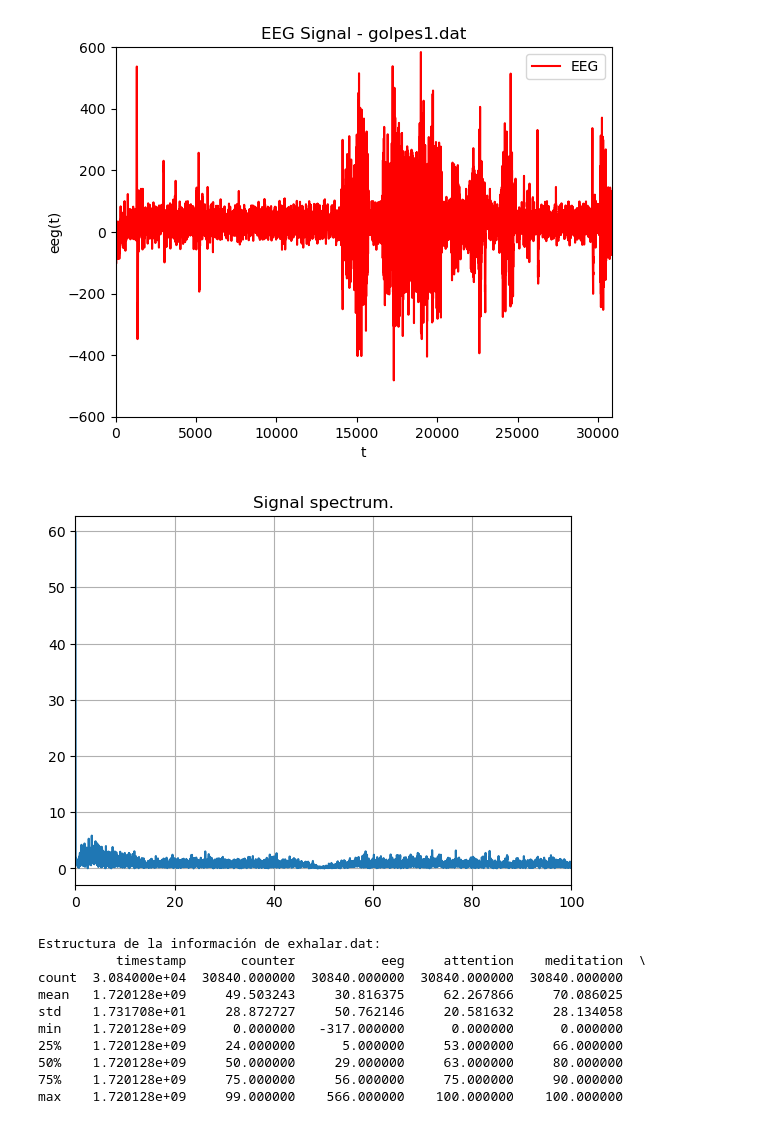
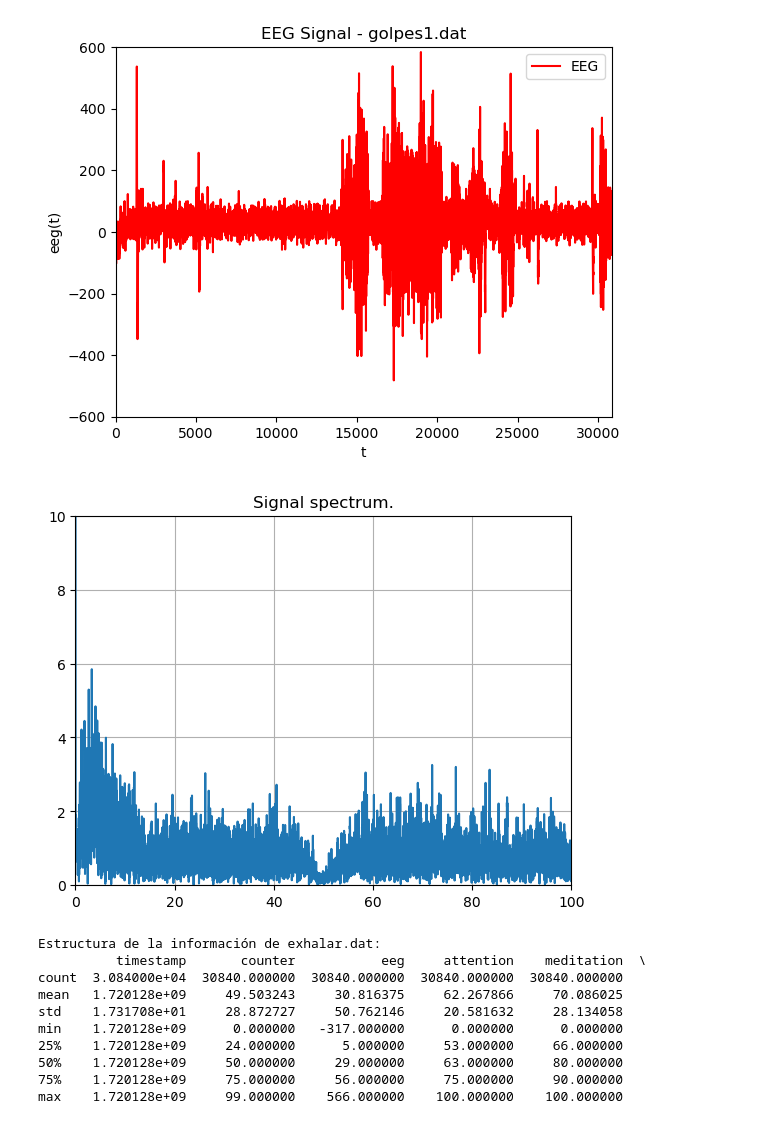
Before and after one commit to MatiasLoiseau/EEG-Analyzer, a Jupyter notebook: exploratory_analysis.ipynb, the cells around one changed output. Saved outputs shown, nothing was run; the diff lists cells and outputs as text; code cells hidden in the pictures.

Commit message:
adjust ylim

```diff
--- a/exploratory_analysis.ipynb
+++ b/exploratory_analysis.ipynb
@@ -235,21 +225,21 @@ plt.show()
 # %%
 # Parameters
 N = len(eeg_golpes1)  # Number of samples
 T = 1.0 / 512.0  # Sample spacing
 
 # Fourier transform and frequency domain plot
 yf = np.fft.fft(eeg_golpes1)
 xf = np.linspace(0.0, 1.0/(2.0*T), N//2)
 
 plt.plot(xf, 2.0/N * np.abs(yf[0:N//2]))
 plt.grid()
 plt.title(r'Signal spectrum.')
-#plt.ylim([-400, 400]);
+plt.ylim([0, 10])
 plt.xlim([0,100])
 #plt.axis((0, 60, 0, 9))
 plt.show()
 # %% [output]
-[figure, old version]
+[figure, new version]
 # %%
 exhalar = pd.read_csv('data/exhalar.dat', delimiter=' ', names=column_names)
 print('Estructura de la información de exhalar.dat:')
```
Also changed, not shown: parts of 7 cells of this notebook.
